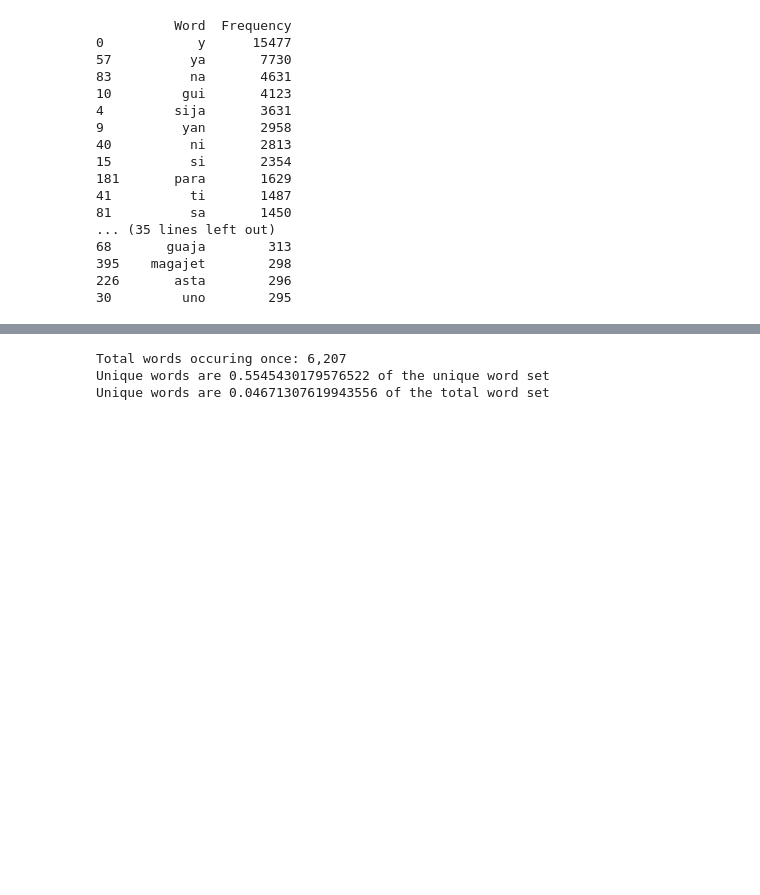
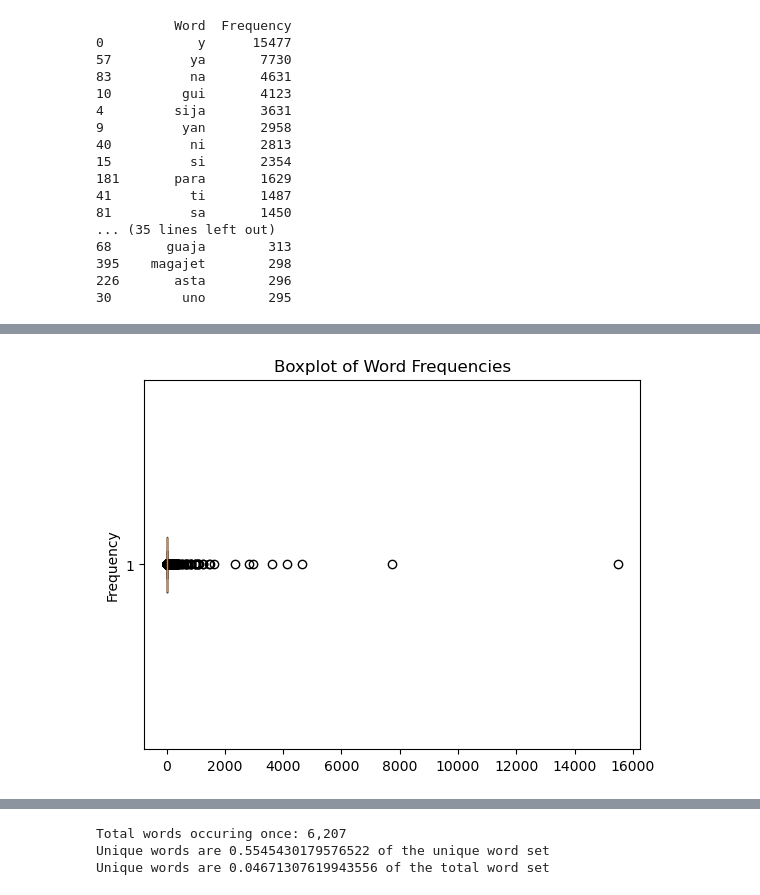
Before and after one commit to schyuler/Spelling-Orthography-Update, a Jupyter notebook: Spelling Orthography Update.ipynb, the cells around one changed output, grey strips where cells are left out. Saved outputs shown, nothing was run; the diff lists cells and outputs as text; code cells hidden in the pictures; blank space fills up the shorter version.

Commit message:
Added to EDA
Added to word frequency analysis and lexical diversity analysis.

```diff
--- a/Spelling Orthography Update.ipynb
+++ b/Spelling Orthography Update.ipynb
@@ -68,6 +68,0 @@ The unique word count: 11,193
-# %%
-# Get average word length
-word_length = [] # Initialize list
-
-for word in total_word_list:
-    word_length.append(len(word))
@@ -149,9 +152,8 @@ for word in total_word_list:
     else:
         words[word] = 1
 # %%
-word_frequencies = [] # Initialize list
-for word in words:
-    word_frequencies.append((word, words[word]))
+# Store words and their frequencies in a list
+word_frequencies = [(word, words[word]) for word in words]
 # %%
 # Convert to a dataframe
 word_frequencies_df = pd.DataFrame(word_frequencies, columns=["Word", "Frequency"])
@@ -178,0 +195,8 @@ print(word_frequencies_df.head(50))
+# %%
+# Visualize word frequencies with a boxplot
+plt.boxplot(word_frequencies_df["Frequency"], vert = False)
+plt.title("Boxplot of Word Frequencies")
+plt.ylabel("Frequency")
+plt.show()
+# %% [output]
+[figure, added]
```
Also changed, not shown: parts of 34 cells of this notebook.
